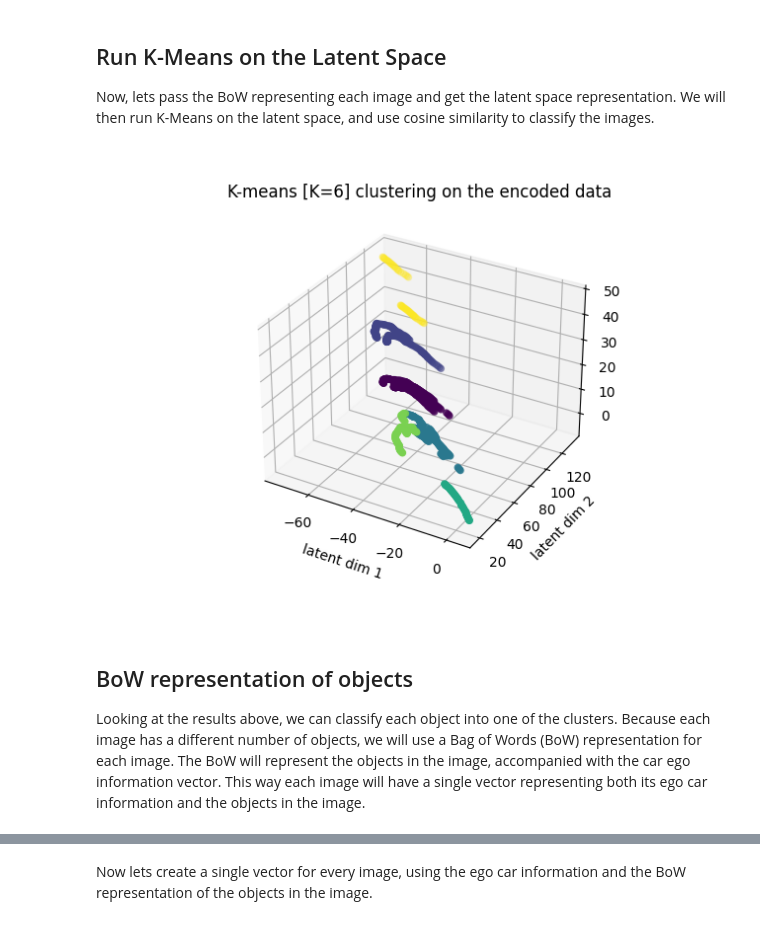
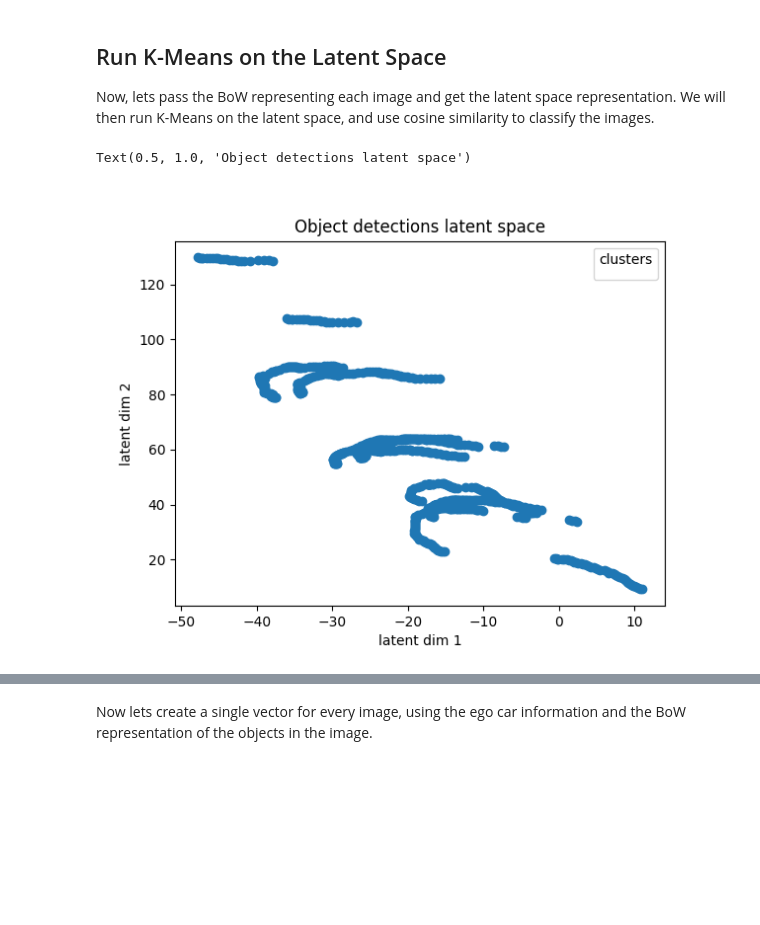
Before and after one commit to AmitNativ1984/AutobrainsEON, a Jupyter notebook: eon_task2_2.ipynb, the cells around one changed output, grey strips where cells are left out. Saved outputs shown, nothing was run; the diff lists cells and outputs as text; code cells hidden in the pictures; blank space fills up the shorter version.

```diff
--- a/eon_task2_2.ipynb
+++ b/eon_task2_2.ipynb
@@ -57,6 +48,11 @@ Another layer will be added to the autoencoder to reduce the dimensionality of t
 # %%
 import torch
 import torch.nn as nn
+
+torch.manual_seed(0)
+
+# PARAMETERS
+LATENT_DIM = 2  # number of autoencoder latent dimensions
 
 # Define the autoencoder class
 class Autoencoder(nn.Module):
@@ -95,7 +91,7 @@ class Autoencoder(nn.Module):
         return encoded, decoded
 
 # Create an instance of the autoencoder
-input_dim = object_vectors.shape[1]  # Input dimension
+input_dim = detections_vectors.shape[1]  # Input dimension
 latent_dim = LATENT_DIM  # Latent dimension
 
 device = torch.device("cuda" if torch.cuda.is_available() else "cpu")
@@ -122,17 +118,20 @@ Autoencoder(
 # %%
 import torch.optim as optim
+
+EPOCHS = 300   # number of training epochs
+BATCH_SIZE = 2 # number of training samples per batch
 
 autoencoder = Autoencoder(input_dim, latent_dim)
 autoencoder.to(device)
 
-object_tensors = torch.from_numpy(object_vectors).to(device)
-object_tensors = object_tensors.type(torch.FloatTensor)
+detection_tensors = torch.from_numpy(detections_vectors).to(device)
+detection_tensors = detection_tensors.type(torch.FloatTensor)
 
 # Define the loss function
 criterion = nn.MSELoss()
 
 # Define the optimizer
-optimizer = optim.Adam(autoencoder.parameters(), lr=1E-4) #1E-4
+optimizer = optim.Adam(autoencoder.parameters(), lr=1E-3) #1E-4
 # add a learning rate scheduler
 # scheduler = optim.lr_scheduler.StepLR(optimizer, step_size=20, gamma=0.1)
 
@@ -144,14 +143,14 @@ loss_recorder= []
 min_loss = 1000000
 for epoch in range(num_epochs):
     # Shuffle the data
-    indices = torch.randperm(object_tensors.size(0))
-    shuffled_object_tensors = object_tensors[indices]
+    indices = torch.randperm(detection_tensors.size(0))
+    shuffled_detection_tensors = detection_tensors[indices]
 
     # Split the data into batches
-    num_batches = len(shuffled_object_tensors) // batch_size
+    num_batches = len(shuffled_detection_tensors) // batch_size
     for i in range(num_batches):
         # Get a batch of data
-        batch = shuffled_object_tensors[i * batch_size: (i + 1) * batch_size]
+        batch = shuffled_detection_tensors[i * batch_size: (i + 1) * batch_size]
 
         # Move the batch to CUDA if available
         batch = batch.to(device)
@@ -216,31 +215,20 @@ Now, lets pass the BoW representing each image and get the latent space represen
 # %%
 # Load the best model
 autoencoder.load_state_dict(torch.load('best_model_task2.pth'))
 autoencoder.to(device)
 # use for inference
 autoencoder.eval()
 
 # Encode the data
-encoded_data, _ = autoencoder(object_tensors.to(device))
+encoded_data, _ = autoencoder(detection_tensors.to(device))
 encoded_data = encoded_data.detach().cpu().numpy()
 
-# Run k-means on the encoded data
-N_CLUSTERS = 6
-kmeans = KMeans(n_clusters=N_CLUSTERS, random_state=0).fit(encoded_data)
-
-
-
-# Plot the encoded data
 fig = plt.figure()
-ax = fig.add_subplot(111, projection='3d')
-ax.scatter(encoded_data[:,0], encoded_data[:,1], encoded_data[:,2], c=kmeans.labels_, marker='o')
+ax = fig.add_subplot(111)
+ax.scatter(encoded_data[:,0], encoded_data[:,1], marker='o')
 ax.set_xlabel('latent dim 1')
 ax.set_ylabel('latent dim 2')
-plt.title('K-means [K=6] clustering on the encoded data')
-plt.show()
+plt.title('Object detections latent space')
 # %% [output]
+Text(0.5, 1.0, 'Object detections latent space')
-[figure, old version]
+[figure, new version]
-# %% [markdown]
-## BoW representation of objects
-Looking at the results above, we can classify each object into one of the clusters.
-Because each image has a different number of objects, we will use a Bag of Words (BoW) representation for each image. The BoW will represent the objects in the image, accompanied with the car ego information vector. This way each image will have a single vector representing both its ego car information and the objects in the image.
```
Also changed, not shown: parts of 23 cells of this notebook, 4 other files.
